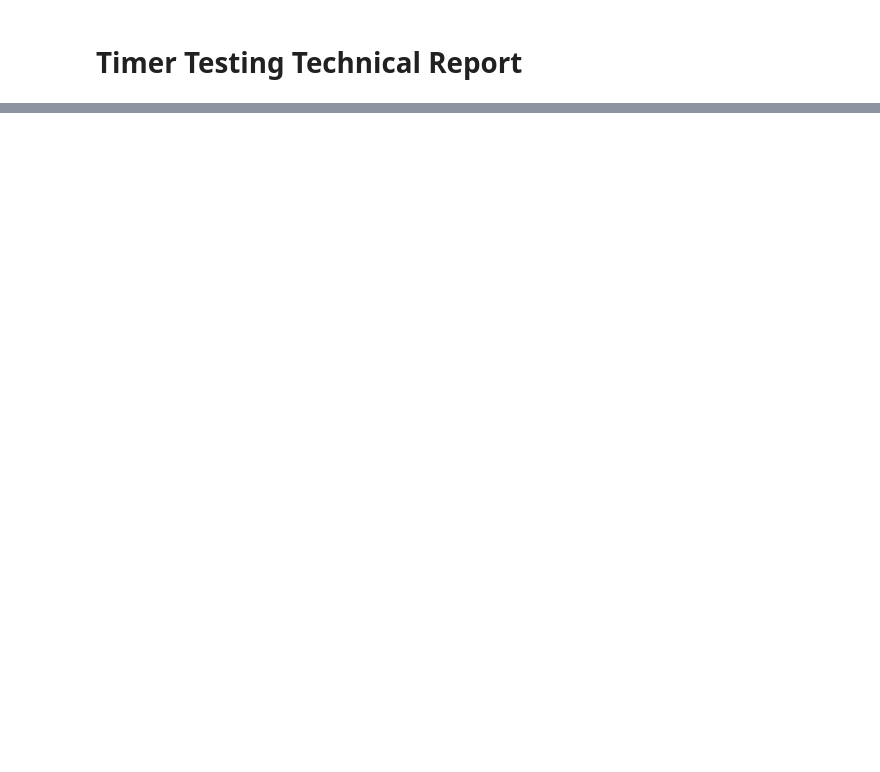
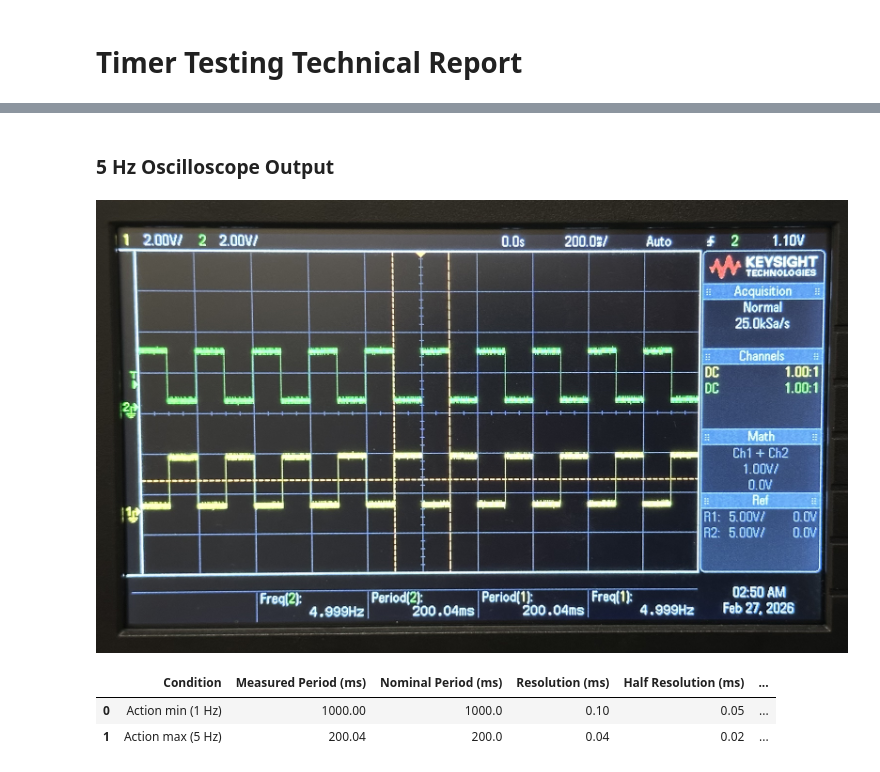
Before and after one commit to nikhilmethi/ZephyrRTOS, a Jupyter notebook: testing/timer_testing.ipynb, the cells around one changed output, grey strips where cells are left out. Drawn from its saved outputs; the diff is of its cells as text; code cells hidden in the pictures; blank space fills up the shorter version.

```diff
--- a/testing/timer_testing.ipynb
+++ b/testing/timer_testing.ipynb
@@ -122,0 +124,33 @@ See the lab handout for specific topics that should be discussed in this section
+# %% [markdown]
+### 5 Hz Oscilloscope Output
+# %%
+display(Image("scope_5Hz.jpeg"))
+# %% [output]
+[figure, added]
+# %%
+import pandas as pd
+
+scope = pd.DataFrame({
+    "Condition": ["Action min (1 Hz)", "Action max (5 Hz)"],
+    "Measured Period (ms)": [1000.0, 200.04],
+    "Nominal Period (ms)":  [1000.0, 200.0],
+    "Resolution (ms)":      [0.1, 0.04]
+})
+
+scope["Half Resolution (ms)"] = scope["Resolution (ms)"] / 2
+
+scope["95% CI (ms)"] = scope.apply(
+    lambda row: (
+        round(row["Measured Period (ms)"] - row["Half Resolution (ms)"], 3),
+        round(row["Measured Period (ms)"] + row["Half Resolution (ms)"], 3)
+    ),
+    axis=1
+)
+
+scope["Error vs Nominal (ms)"] = scope["Measured Period (ms)"] - scope["Nominal Period (ms)"]
+
+scope
+# %% [output]
+|  | Condition | Measured Period (ms) | Nominal Period (ms) | Resolution (ms) | Half Resolution (ms) | ... |
+| 0 | Action min (1 Hz) | 1000.00 | 1000.0 | 0.10 | 0.05 | ... |
+| 1 | Action max (5 Hz) | 200.04 | 200.0 | 0.04 | 0.02 | ... |
```
Also changed, not shown: parts of 22 cells of this notebook, 2 other files.
